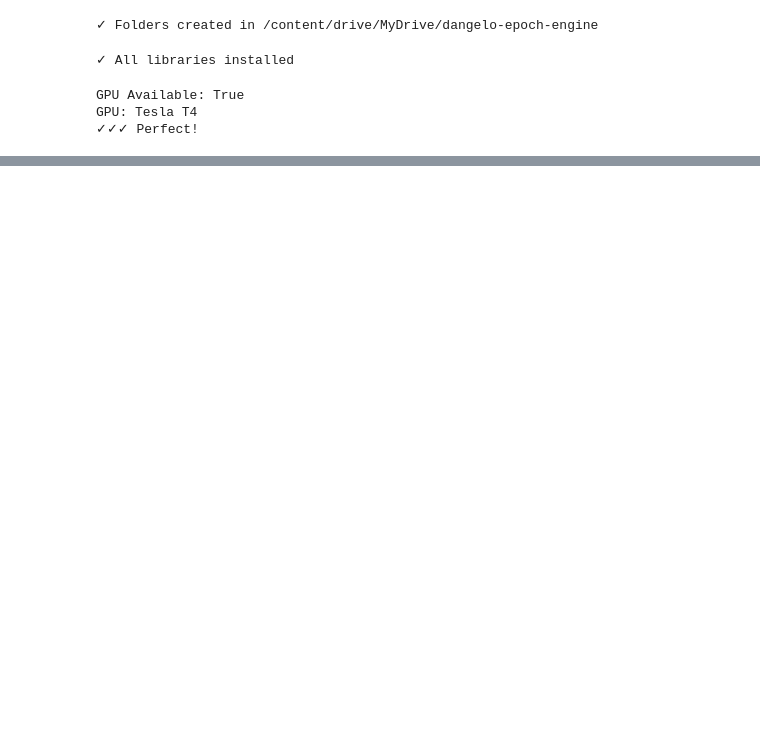
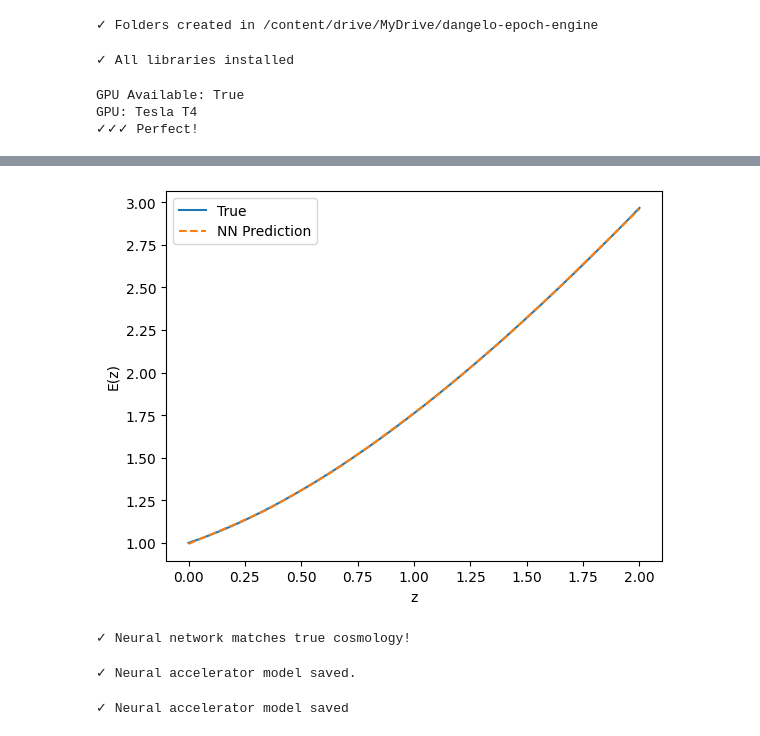
Before and after one commit to HMIREP/dangelo-epoch-engine, a Jupyter notebook: Dangleo_epoch_engine.ipynb, the cells around one changed output, grey strips where cells are left out. Saved outputs shown, nothing was run; the diff lists cells and outputs as text; code cells hidden in the pictures; blank space fills up the shorter version.

```diff
--- a/Dangleo_epoch_engine.ipynb
+++ b/Dangleo_epoch_engine.ipynb
@@ -48,0 +102,11 @@ Download issue (okay - synthetic data works)
+# %%
+import numpy as np
+
+# Training data (z from 0 to 2, 500 points)
+z_train = np.linspace(0, 2, 500)
+# True cosmology: Om=0.3, OL=0.7
+def hubble_param(z, Om=0.3, OL=0.7):
+    return np.sqrt(Om*(1+z)**3 + OL)
+
+E_train = hubble_param(z_train)
+print("✓ Generated training data for acceleration")
@@ -48,0 +133,20 @@ Download issue (okay - synthetic data works)
+# %%
+z_tensor = torch.tensor(z_train, dtype=torch.float32).reshape(-1,1)
+E_tensor = torch.tensor(E_train, dtype=torch.float32).reshape(-1,1)
+# %%
+import torch.optim as optim
+
+optimizer = optim.Adam(model.parameters(), lr=0.01)
+loss_fn = nn.MSELoss()
+
+for epoch in range(1000):
+    model.train()
+    optimizer.zero_grad()
+    output = model(z_tensor)
+    loss = loss_fn(output, E_tensor)
+    loss.backward()
+    optimizer.step()
+    if epoch % 100 == 0:
+        print(f"Epoch {epoch} Loss: {loss.item():.6f}")
+
+print("✓ Neural Accelerator trained")
@@ -48,0 +165,27 @@ Download issue (okay - synthetic data works)
+# %%
+model.eval()
+with torch.no_grad():
+    pred = model(z_tensor).numpy().flatten()
+import matplotlib.pyplot as plt
+plt.plot(z_train, E_train, label='True')
+plt.plot(z_train, pred, '--', label='NN Prediction')
+plt.xlabel('z'); plt.ylabel('E(z)')
+plt.legend(); plt.show()
+print("✓ Neural network matches true cosmology!")
+# %% [output]
+[figure, added]
+✓ Neural network matches true cosmology!
+# %%
+import os
+save_dir = '/content/drive/MyDrive/dangelo-epoch-engine/models/'
+os.makedirs(save_dir, exist_ok=True)
+
+torch.save(model.state_dict(), save_dir + 'neural_accel.pt')
+print("✓ Neural accelerator model saved.")
+# %% [output]
+✓ Neural accelerator model saved.
+# %%
+torch.save(model.state_dict(), '/content/drive/MyDrive/dangelo-epoch-engine/models/neural_accel.pt')
+print("✓ Neural accelerator model saved")
+# %% [output]
+✓ Neural accelerator model saved
```
Also changed, not shown: parts of 40 cells of this notebook.
